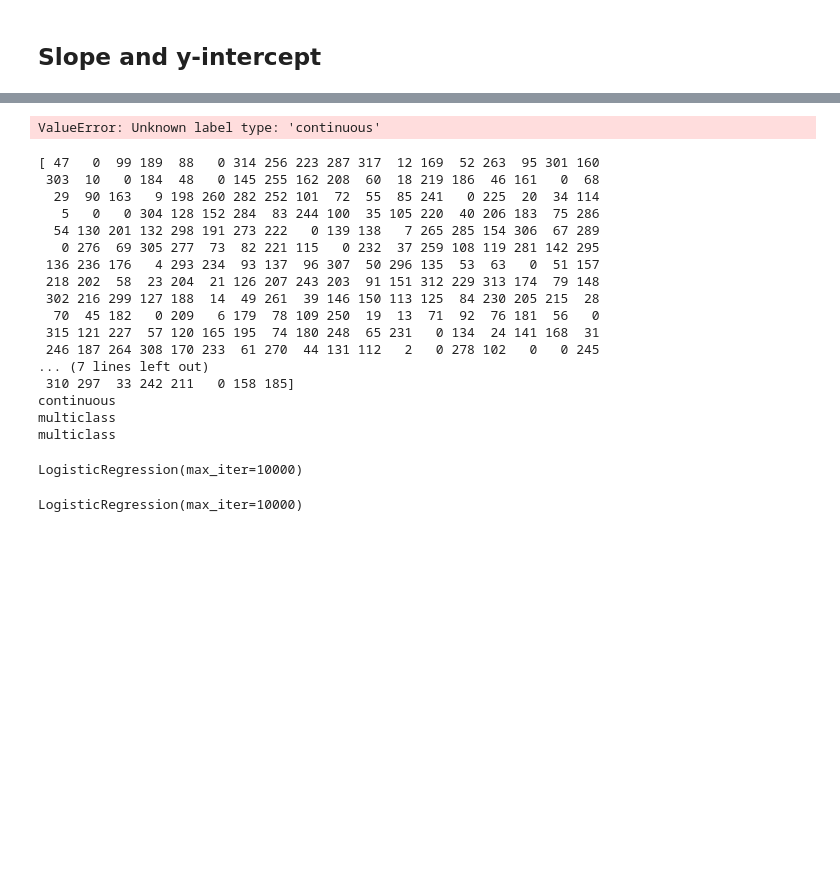
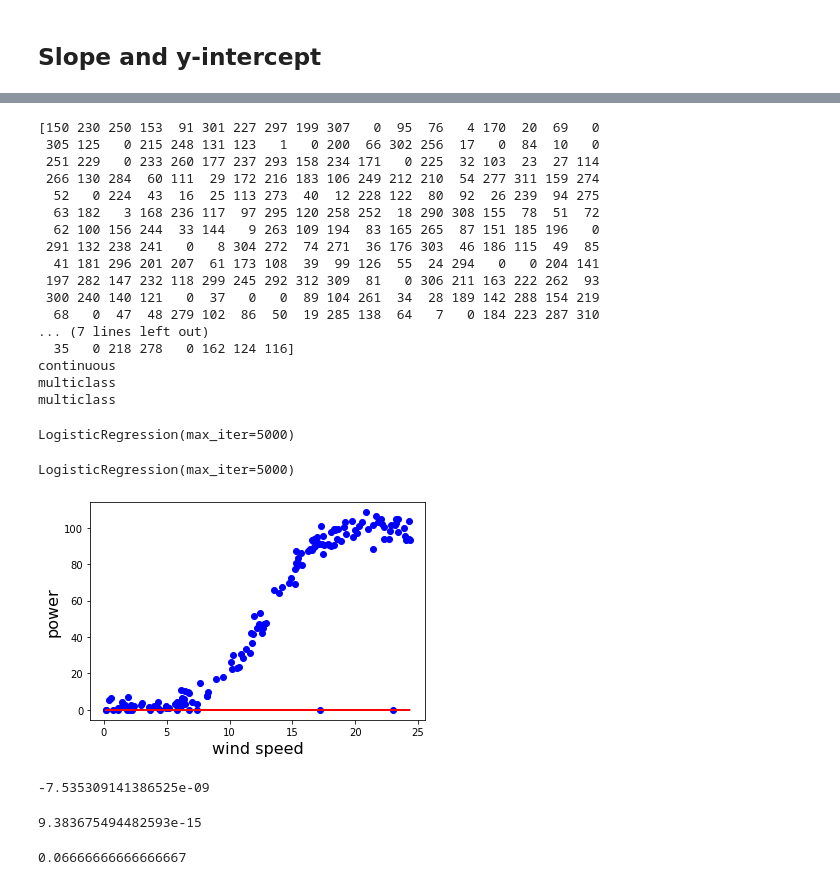
Before and after one commit to radekv23/power-production, a Jupyter notebook: power-production.ipynb, the cells around one changed output, grey strips where cells are left out. Saved outputs shown, nothing was run; the diff lists cells and outputs as text; code cells hidden in the pictures; blank space fills up the shorter version.

```diff
--- a/power-production.ipynb
+++ b/power-production.ipynb
@@ -363,10 +379,7 @@ datapoints are overestimating and underestimating at some points
 
 <img src="img/img_exp.png">
 # %%
-logistic_regression = LogisticRegression(max_iter=10000)
-logistic_regression.fit(x_train, y_train)
+logistic_regression = LogisticRegression(max_iter=5000)
-# %% [output]
-ValueError: Unknown label type: 'continuous'
 # %%
 from sklearn import preprocessing
 from sklearn import utils
@@ -378,30 +391,52 @@ print(utils.multiclass.type_of_target(y_train))
 print(utils.multiclass.type_of_target(y_train.astype('int')))
 print(utils.multiclass.type_of_target(y_train_encoded))
 # %% [output]
-[ 47   0  99 189  88   0 314 256 223 287 317  12 169  52 263  95 301 160
- 303  10   0 184  48   0 145 255 162 208  60  18 219 186  46 161   0  68
-  29  90 163   9 198 260 282 252 101  72  55  85 241   0 225  20  34 114
-   5   0   0 304 128 152 284  83 244 100  35 105 220  40 206 183  75 286
-  54 130 201 132 298 191 273 222   0 139 138   7 265 285 154 306  67 289
-   0 276  69 305 277  73  82 221 115   0 232  37 259 108 119 281 142 295
- 136 236 176   4 293 234  93 137  96 307  50 296 135  53  63   0  51 157
- 218 202  58  23 204  21 126 207 243 203  91 151 312 229 313 174  79 148
- 302 216 299 127 188  14  49 261  39 146 150 113 125  84 230 205 215  28
-  70  45 182   0 209   6 179  78 109 250  19  13  71  92  76 181  56   0
- 315 121 227  57 120 165 195  74 180 248  65 231   0 134  24 141 168  31
- 246 187 264 308 170 233  61 270  44 131 112   2   0 278 102   0   0 245
+[150 230 250 153  91 301 227 297 199 307   0  95  76   4 170  20  69   0
+ 305 125   0 215 248 131 123   1   0 200  66 302 256  17   0  84  10   0
+ 251 229   0 233 260 177 237 293 158 234 171   0 225  32 103  23  27 114
+ 266 130 284  60 111  29 172 216 183 106 249 212 210  54 277 311 159 274
+  52   0 224  43  16  25 113 273  40  12 228 122  80  92  26 239  94 275
+  63 182   3 168 236 117  97 295 120 258 252  18 290 308 155  78  51  72
+  62 100 156 244  33 144   9 263 109 194  83 165 265  87 151 185 196   0
+ 291 132 238 241   0   8 304 272  74 271  36 176 303  46 186 115  49  85
+  41 181 296 201 207  61 173 108  39  99 126  55  24 294   0   0 204 141
+ 197 282 147 232 118 299 245 292 312 309  81   0 306 211 163 222 262  93
+ 300 240 140 121   0  37   0   0  89 104 261  34  28 189 142 288 154 219
+  68   0  47  48 279 102  86  50  19 285 138  64   7   0 184 223 287 310
 ... (7 lines left out)
- 310 297  33 242 211   0 158 185]
+  35   0 218 278   0 162 124 116]
 continuous
 multiclass
 multiclass
 # %%
 logistic_regression.fit(x_train, y_train_encoded)
 # %% [output]
-LogisticRegression(max_iter=10000)
+LogisticRegression(max_iter=5000)
 # %%
 logistic_regression.fit(x_train, y_train_encoded)
 # %% [output]
-LogisticRegression(max_iter=10000)
+LogisticRegression(max_iter=5000)
 # %%
 y_pred = logistic_regression.predict(x_test)
+# %%
+plt.xlabel('wind speed',fontsize = 16)
+plt.ylabel('power',fontsize = 16)
+plt.scatter(x_test,y_test, color='blue')
+plt.plot(x_test,logistic_regression.predict_proba(x_test)[:,1],color = 'r')
+plt.show()
+# %% [output]
+[figure, added]
+# %%
+logistic_regression.coef_.mean() #slope
+# %% [output]
+-7.535309141386525e-09
+# %%
+logistic_regression.intercept_ .mean()#y-intercept
+# %% [output]
+9.383675494482593e-15
+# %%
+test_enc = preprocessing.LabelEncoder()
+y_test_encoded = test_enc.fit_transform(y_test)
+logistic_regression.score(x_test,y_test_encoded)
+# %% [output]
+0.06666666666666667
```
Also changed, not shown: parts of 25 cells of this notebook.
